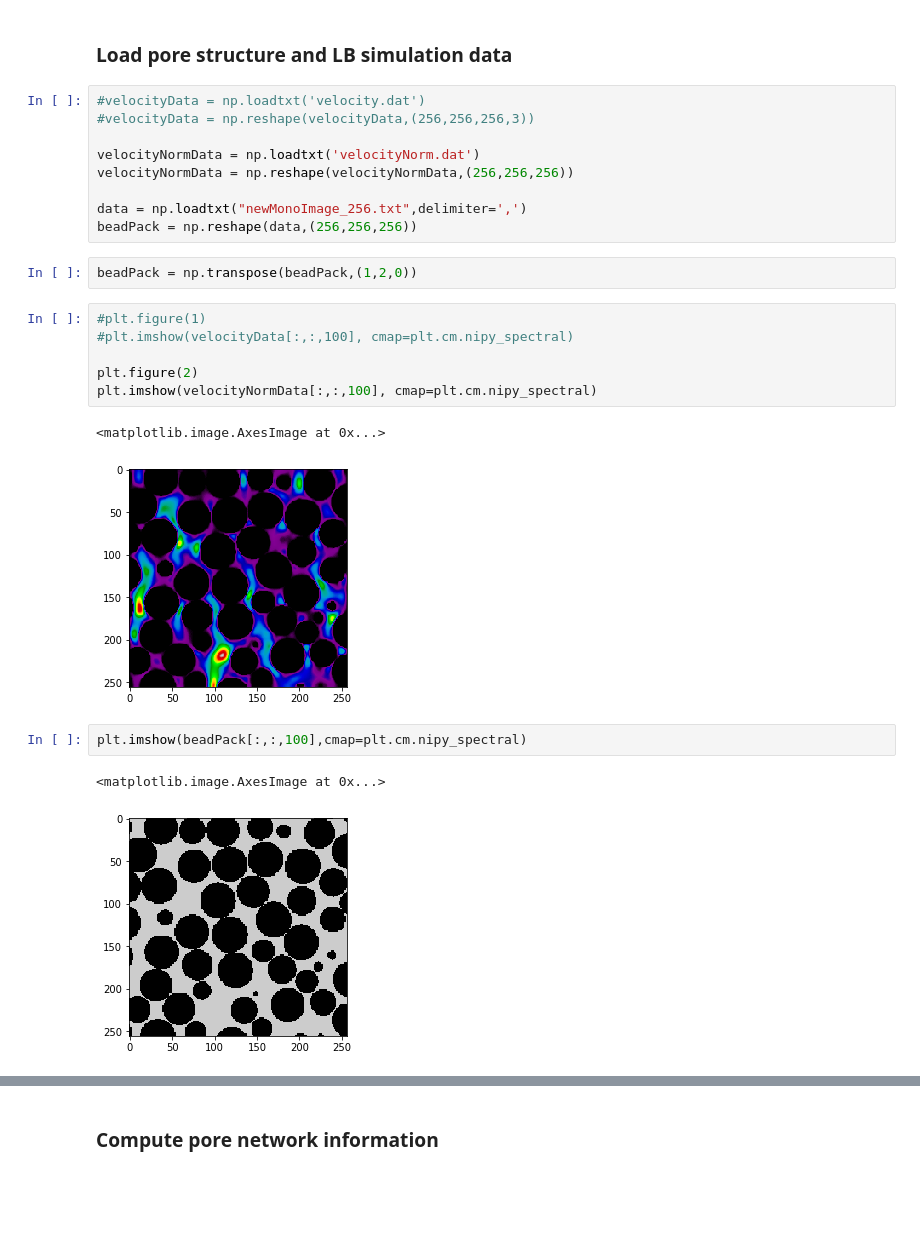
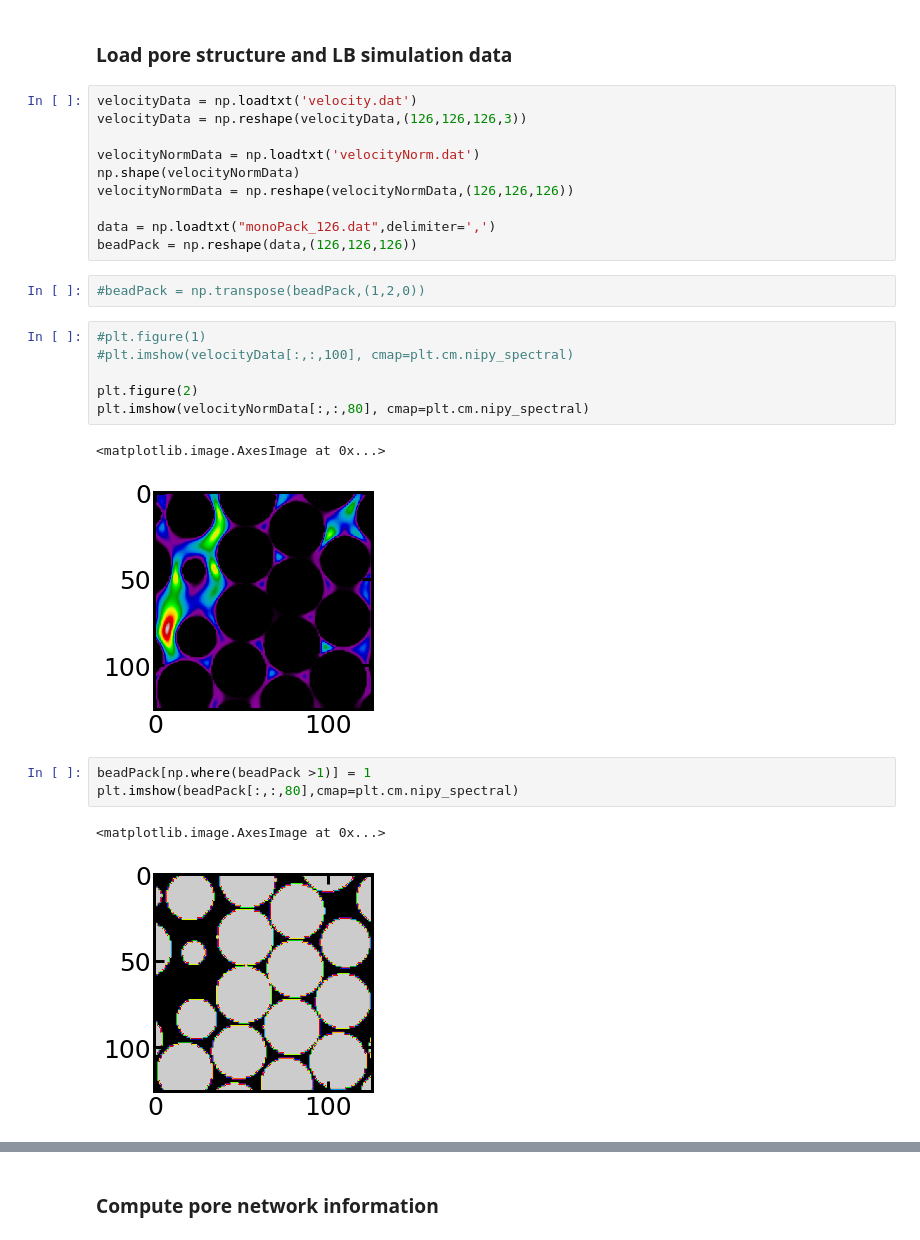
Before and after one commit to akkendrick/LABMOPS, a Jupyter notebook: analyzeSim.ipynb, the cells around one changed output, grey strips where cells are left out. Drawn from its saved outputs; the diff is of its cells as text; blank space fills up the shorter version.

```diff
--- a/analyzeSim.ipynb
+++ b/analyzeSim.ipynb
@@ -8,27 +16,29 @@ from matplotlib import cm
 # %% [markdown]
 ### Load pore structure and LB simulation data
 # %%
-#velocityData = np.loadtxt('velocity.dat')
-#velocityData = np.reshape(velocityData,(256,256,256,3))
+velocityData = np.loadtxt('velocity.dat')
+velocityData = np.reshape(velocityData,(126,126,126,3))
 
 velocityNormData = np.loadtxt('velocityNorm.dat')
-velocityNormData = np.reshape(velocityNormData,(256,256,256))
+np.shape(velocityNormData)
+velocityNormData = np.reshape(velocityNormData,(126,126,126))
 
-data = np.loadtxt("newMonoImage_256.txt",delimiter=',')
-beadPack = np.reshape(data,(256,256,256))
+data = np.loadtxt("monoPack_126.dat",delimiter=',')
+beadPack = np.reshape(data,(126,126,126))
 # %%
-beadPack = np.transpose(beadPack,(1,2,0))
+#beadPack = np.transpose(beadPack,(1,2,0))
 # %%
 #plt.figure(1)
 #plt.imshow(velocityData[:,:,100], cmap=plt.cm.nipy_spectral)
 
 plt.figure(2)
-plt.imshow(velocityNormData[:,:,100], cmap=plt.cm.nipy_spectral)
+plt.imshow(velocityNormData[:,:,80], cmap=plt.cm.nipy_spectral)
 # %% [output]
 <matplotlib.image.AxesImage at 0x...>
-[figure, old version]
+[figure, new version]
 # %%
-plt.imshow(beadPack[:,:,100],cmap=plt.cm.nipy_spectral)
+beadPack[np.where(beadPack >1)] = 1
+plt.imshow(beadPack[:,:,80],cmap=plt.cm.nipy_spectral)
 # %% [output]
 <matplotlib.image.AxesImage at 0x...>
-[figure, old version]
+[figure, new version]
```
Also changed, not shown: parts of 12 cells of this notebook, 8 other files.
